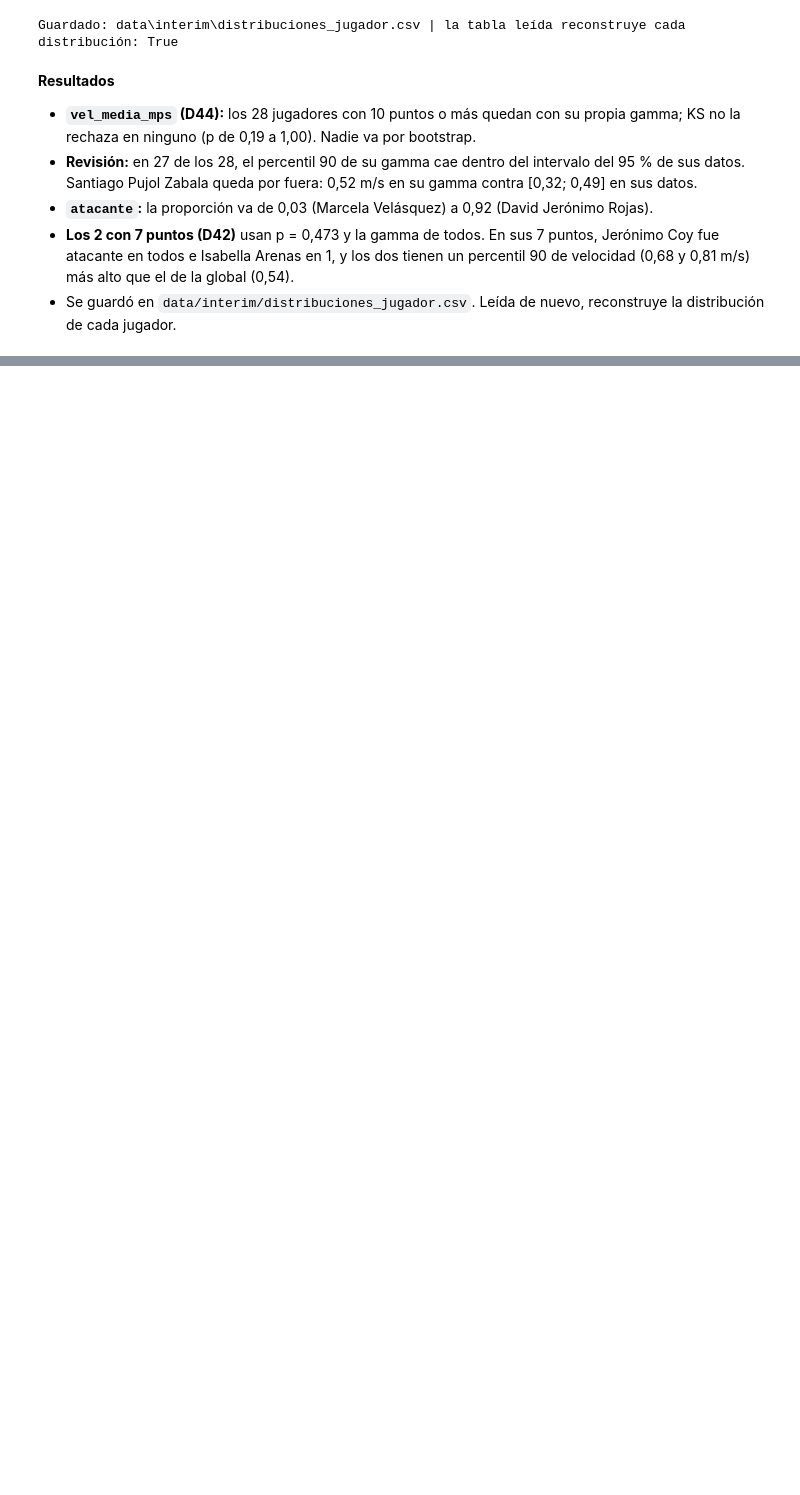
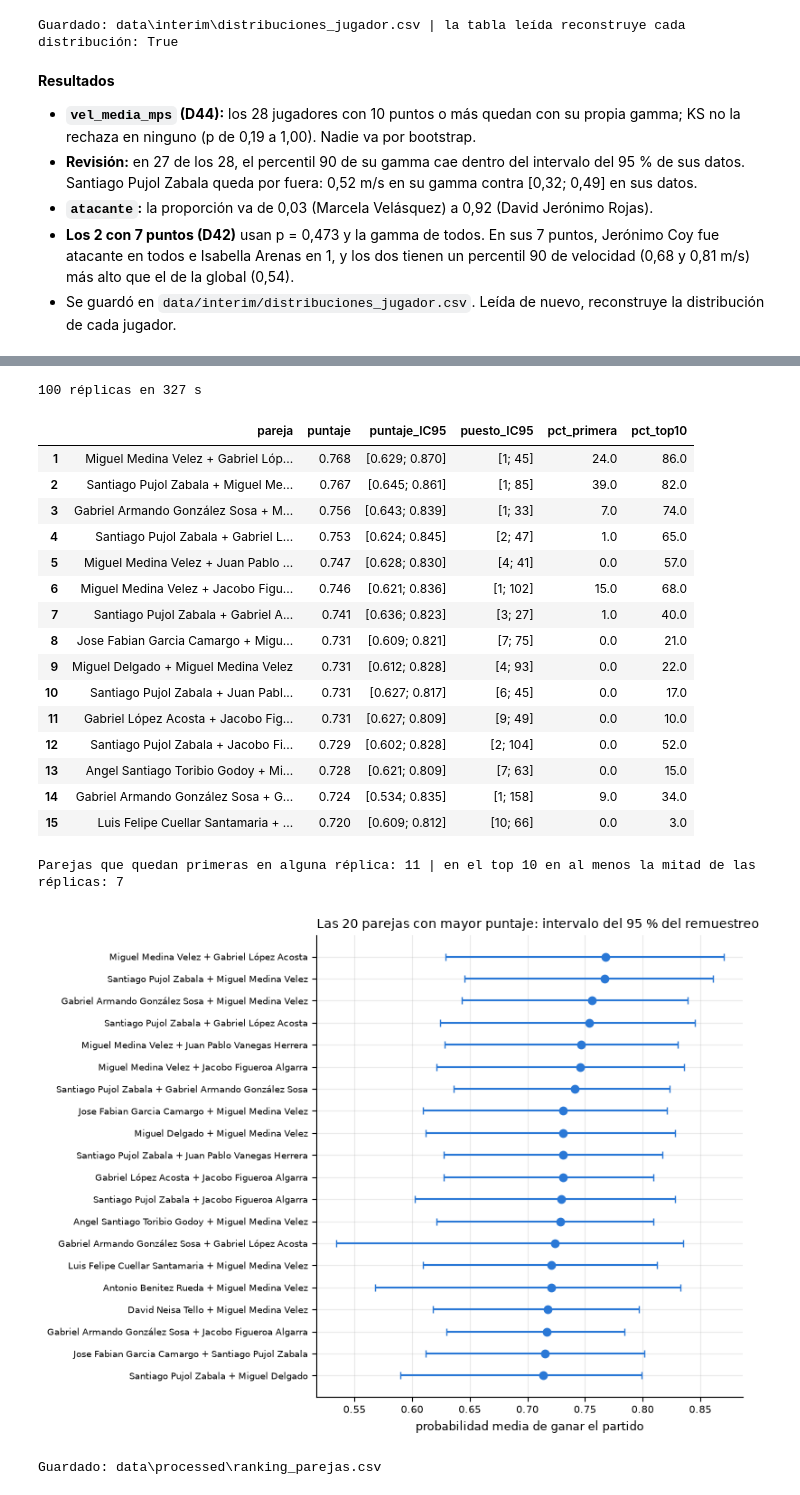
Before and after one commit to juanjocamposv/Proyecto_final_analitica, a Jupyter notebook: notebooks/Proyecto_Padel.ipynb, the cells around one changed output, grey strips where cells are left out. Saved outputs shown, nothing was run; the diff lists cells and outputs as text; code cells hidden in the pictures; blank space fills up the shorter version.

```diff
--- a/notebooks/Proyecto_Padel.ipynb
+++ b/notebooks/Proyecto_Padel.ipynb
@@ -1121,0 +1330,43 @@ Guardado: data\interim\distribuciones_jugador.csv | la tabla leída reconstruye
+# %%
+B = 100
+t0 = time.time()
+puntajes_b = np.array([sim.replica_remuestreo(config, tabla_modelo, obs, jug, familia, pares, i, j, 1, rng) for _ in range(B)])
+print(f'{B} réplicas en {time.time() - t0:.0f} s')
+orden = sim.caracteristicas_parejas(jug, pares)['pareja'].to_numpy()
+ranking = ranking.merge(sim.resumen_remuestreo(puntajes_b).assign(pareja=orden), on='pareja')
+ranking.index = ranking.index + 1
+display(ranking.head(15)[['pareja', 'puntaje', 'puntaje_IC95', 'puesto_IC95', 'pct_primera', 'pct_top10']].round(3))
+print('Parejas que quedan primeras en alguna réplica:', int((ranking['pct_primera'] > 0).sum()),
+      '| en el top 10 en al menos la mitad de las réplicas:', int((ranking['pct_top10'] >= 50).sum()))
+
+top = ranking.head(20)
+ic = np.array([[float(x) for x in s.strip('[]').split(';')] for s in top['puntaje_IC95']])
+fig, eje = plt.subplots(figsize=(8, 6))
+eje.errorbar(top['puntaje'], range(len(top)), xerr=[top['puntaje'] - ic[:, 0], ic[:, 1] - top['puntaje']], fmt='o', capsize=3)
+eje.set_yticks(range(len(top)), top['pareja'], fontsize=7)
+eje.invert_yaxis()
+eje.set(title='Las 20 parejas con mayor puntaje: intervalo del 95 % del remuestreo', xlabel='probabilidad media de ganar el partido')
+fig.tight_layout()
+plt.show()
+print('Guardado:', datos.guardar_tabla(ranking, 'ranking_parejas', carpeta=datos.DATA_PROCESSED).relative_to(RAIZ))
+# %% [output]
+100 réplicas en 327 s
+|  | pareja | puntaje | puntaje_IC95 | puesto_IC95 | pct_primera | pct_top10 |
+| 1 | Miguel Medina Velez + Gabriel Lóp... | 0.768 | [0.629; 0.870] | [1; 45] | 24.0 | 86.0 |
+| 2 | Santiago Pujol Zabala + Miguel Me... | 0.767 | [0.645; 0.861] | [1; 85] | 39.0 | 82.0 |
+| 3 | Gabriel Armando González Sosa + M... | 0.756 | [0.643; 0.839] | [1; 33] | 7.0 | 74.0 |
+| 4 | Santiago Pujol Zabala + Gabriel L... | 0.753 | [0.624; 0.845] | [2; 47] | 1.0 | 65.0 |
+| 5 | Miguel Medina Velez + Juan Pablo ... | 0.747 | [0.628; 0.830] | [4; 41] | 0.0 | 57.0 |
+| 6 | Miguel Medina Velez + Jacobo Figu... | 0.746 | [0.621; 0.836] | [1; 102] | 15.0 | 68.0 |
+| 7 | Santiago Pujol Zabala + Gabriel A... | 0.741 | [0.636; 0.823] | [3; 27] | 1.0 | 40.0 |
+| 8 | Jose Fabian Garcia Camargo + Migu... | 0.731 | [0.609; 0.821] | [7; 75] | 0.0 | 21.0 |
+| 9 | Miguel Delgado + Miguel Medina Velez | 0.731 | [0.612; 0.828] | [4; 93] | 0.0 | 22.0 |
+| 10 | Santiago Pujol Zabala + Juan Pabl... | 0.731 | [0.627; 0.817] | [6; 45] | 0.0 | 17.0 |
+| 11 | Gabriel López Acosta + Jacobo Fig... | 0.731 | [0.627; 0.809] | [9; 49] | 0.0 | 10.0 |
+| 12 | Santiago Pujol Zabala + Jacobo Fi... | 0.729 | [0.602; 0.828] | [2; 104] | 0.0 | 52.0 |
+| 13 | Angel Santiago Toribio Godoy + Mi... | 0.728 | [0.621; 0.809] | [7; 63] | 0.0 | 15.0 |
+| 14 | Gabriel Armando González Sosa + G... | 0.724 | [0.534; 0.835] | [1; 158] | 9.0 | 34.0 |
+| 15 | Luis Felipe Cuellar Santamaria + ... | 0.720 | [0.609; 0.812] | [10; 66] | 0.0 | 3.0 |
+Parejas que quedan primeras en alguna réplica: 11 | en el top 10 en al menos la mitad de las réplicas: 7
+[figure, added]
+Guardado: data\processed\ranking_parejas.csv
```
Also changed, not shown: parts of 18 cells of this notebook, 4 other files.
